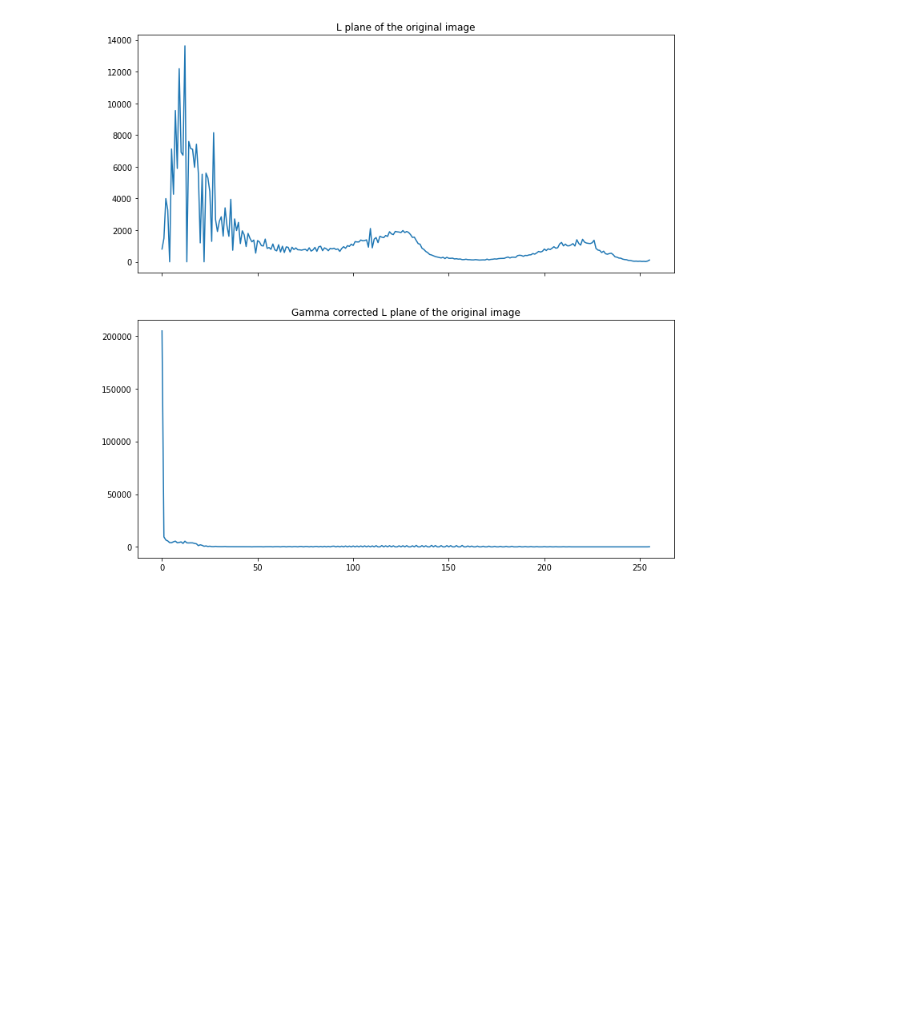
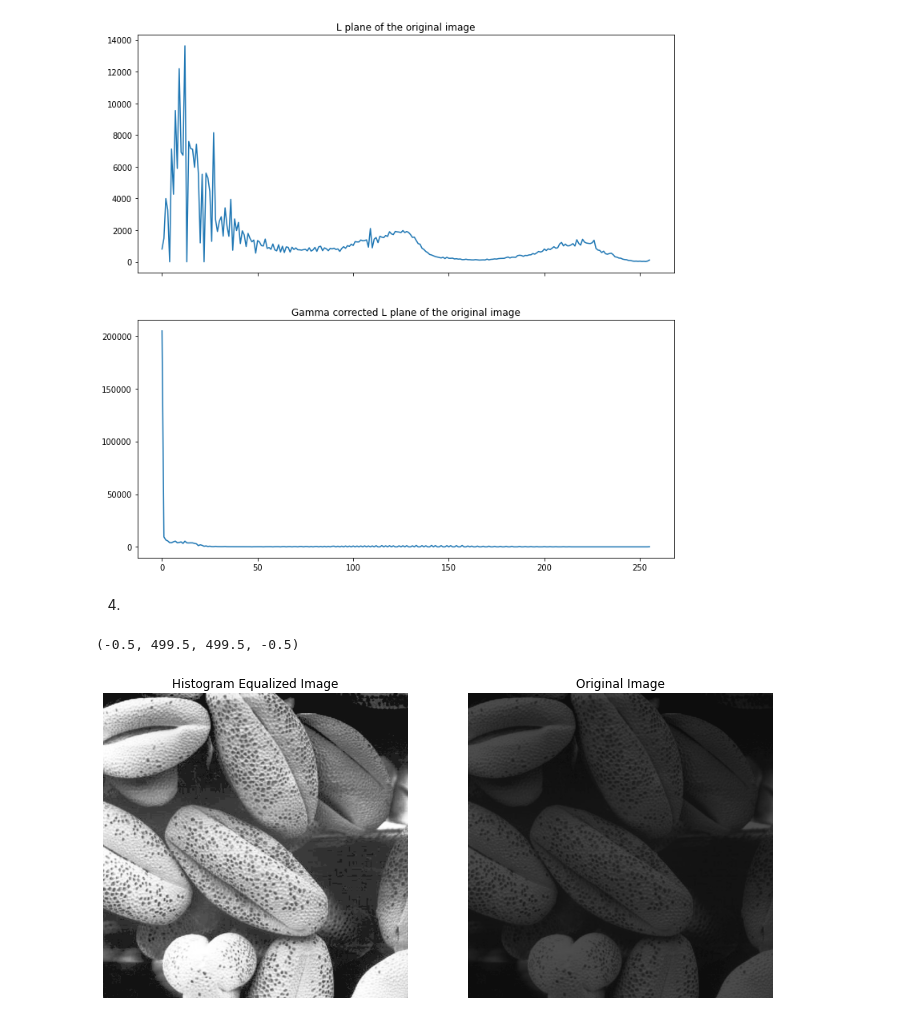
Before and after one commit to AkilaDimantha/EN2550_190660F, a Jupyter notebook: Asssignment1.ipynb, the cells around one changed output. Saved outputs shown, nothing was run; the diff lists cells and outputs as text; code cells hidden in the pictures; blank space fills up the shorter version.

```diff
--- a/Asssignment1.ipynb
+++ b/Asssignment1.ipynb
@@ -160,3 +160,30 @@ ax[1].set_title("Gamma corrected L plane of the original image")
 # %% [output]
 Text(0.5, 1.0, 'Gamma corrected L plane of the original image')
 [figure]
+# %% [markdown]
+4)
+# %%
+img = cv.imread(r'shells.png',cv.IMREAD_GRAYSCALE)
+assert img is not None
+
+histr = cv.calcHist([img],[0],None,[256],[0,256])
+CDF = (np.cumsum(histr)/img.size)
+convertedValues = np.round([CDF*255]).astype(np.uint8)
+imgHistogramEqualized = cv.LUT(img,convertedValues)
+imgHistogramEqualized2 = cv.cvtColor(imgHistogramEqualized,cv.COLOR_BGR2RGB)
+
+img2 = cv.cvtColor(img,cv.COLOR_BGR2RGB)
+
+fig1,ax1 = plt.subplots(1,2, figsize = (12,12))
+
+ax1[0].imshow(imgHistogramEqualized2)
+ax1[0].set_title("Histogram Equalized Image")
+ax1[0].axis("off")
+
+
+ax1[1].imshow(img2)
+ax1[1].set_title("Original Image")
+ax1[1].axis("off")
+# %% [output]
+(-0.5, 499.5, 499.5, -0.5)
+[figure, added]
```
Also changed, not shown: parts of 1 cell of this notebook.
